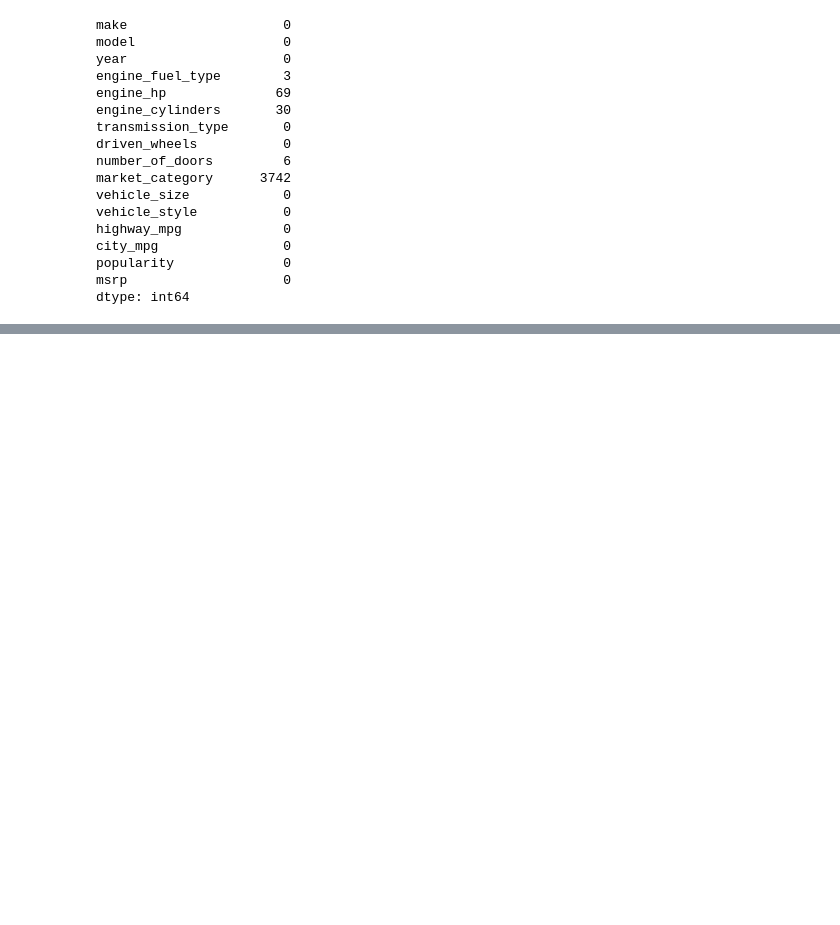
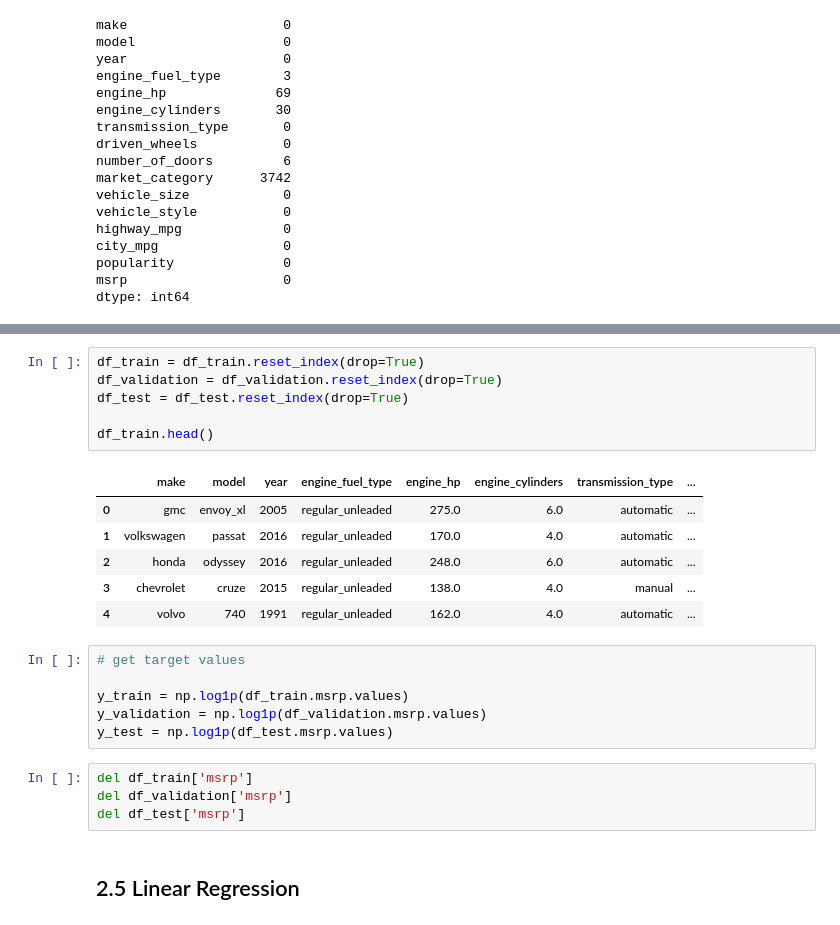
Before and after one commit to aljariri0/ML-Zoomcamp, a Jupyter notebook: 02-regression/01-car-price-predict.ipynb, the cells around one changed output, grey strips where cells are left out. Drawn from its saved outputs; the diff is of its cells as text; blank space fills up the shorter version.

```diff
--- a/02-regression/01-data-preparation.ipynb
+++ b/02-regression/01-car-price-predict.ipynb
@@ -217,0 +263,25 @@ dtype: int64
+# %%
+df_train = df_train.reset_index(drop=True)
+df_validation = df_validation.reset_index(drop=True)
+df_test = df_test.reset_index(drop=True)
+
+df_train.head()
+# %% [output]
+|  | make | model | year | engine_fuel_type | engine_hp | engine_cylinders | transmission_type | ... |
+| 0 | gmc | envoy_xl | 2005 | regular_unleaded | 275.0 | 6.0 | automatic | ... |
+| 1 | volkswagen | passat | 2016 | regular_unleaded | 170.0 | 4.0 | automatic | ... |
+| 2 | honda | odyssey | 2016 | regular_unleaded | 248.0 | 6.0 | automatic | ... |
+| 3 | chevrolet | cruze | 2015 | regular_unleaded | 138.0 | 4.0 | manual | ... |
+| 4 | volvo | 740 | 1991 | regular_unleaded | 162.0 | 4.0 | automatic | ... |
+# %%
+# get target values
+
+y_train = np.log1p(df_train.msrp.values)
+y_validation = np.log1p(df_validation.msrp.values)
+y_test = np.log1p(df_test.msrp.values)
+# %%
+del df_train['msrp']
+del df_validation['msrp']
+del df_test['msrp']
+# %% [markdown]
+## 2.5 Linear Regression
```
Also changed, not shown: parts of 7 cells of this notebook.
